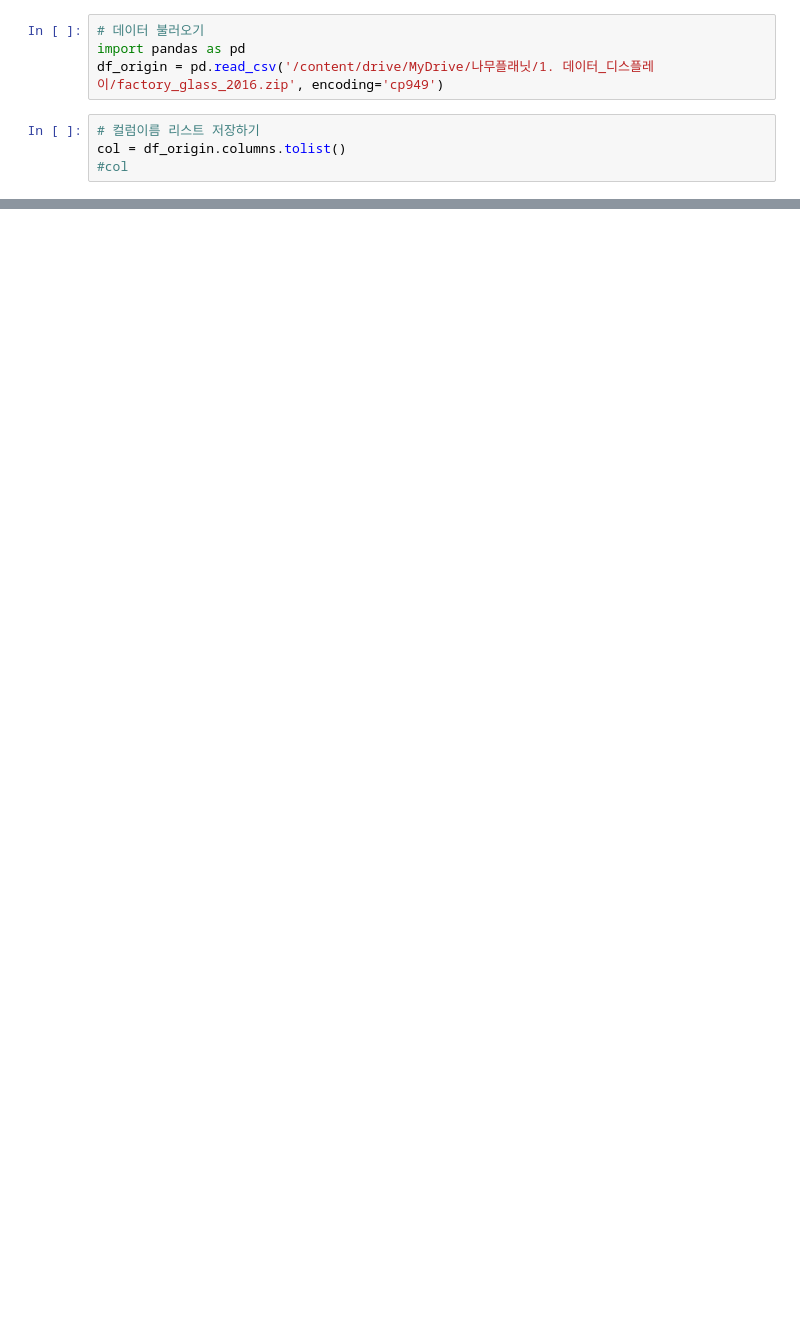
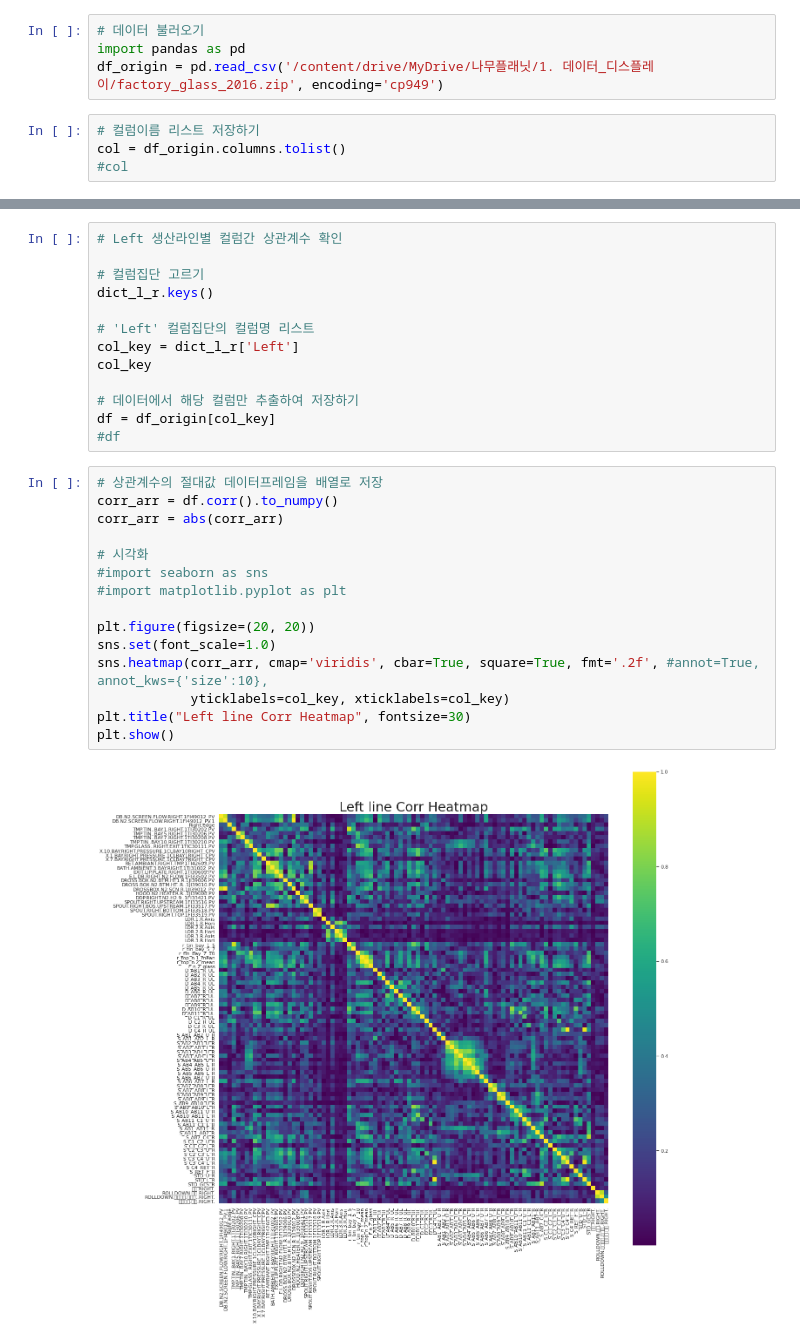
Before and after one commit to ammobam/Display_SensorData, a Jupyter notebook: 210731_데이터_탐색(4)컬럼_분류.ipynb, the cells around one changed output, grey strips where cells are left out. Saved outputs shown, nothing was run; the diff lists cells and outputs as text; blank space fills up the shorter version.

```diff
--- a/210731_데이터_탐색(4)컬럼_분류.ipynb
+++ b/210731_데이터_탐색(4)컬럼_분류.ipynb
@@ -142,0 +306,30 @@ for key in col_name_3:
+# %%
+# Left 생산라인별 컬럼간 상관계수 확인
+
+# 컬럼집단 고르기
+dict_l_r.keys()
+
+# 'Left' 컬럼집단의 컬럼명 리스트
+col_key = dict_l_r['Left']
+col_key
+
+# 데이터에서 해당 컬럼만 추출하여 저장하기
+df = df_origin[col_key]
+#df
+# %%
+# 상관계수의 절대값 데이터프레임을 배열로 저장
+corr_arr = df.corr().to_numpy()
+corr_arr = abs(corr_arr)
+
+# 시각화
+#import seaborn as sns
+#import matplotlib.pyplot as plt
+
+plt.figure(figsize=(20, 20))
+sns.set(font_scale=1.0)
+sns.heatmap(corr_arr, cmap='viridis', cbar=True, square=True, fmt='.2f', #annot=True, annot_kws={'size':10},
+            yticklabels=col_key, xticklabels=col_key)
+plt.title("Left line Corr Heatmap", fontsize=30)
+plt.show()
+# %% [output]
+[figure, added]
```
Also changed, not shown: parts of 33 cells of this notebook.
